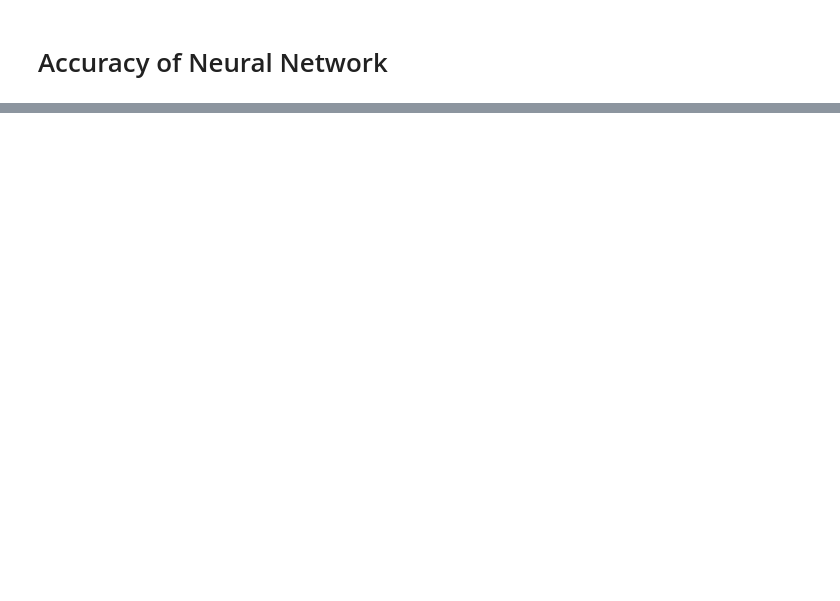
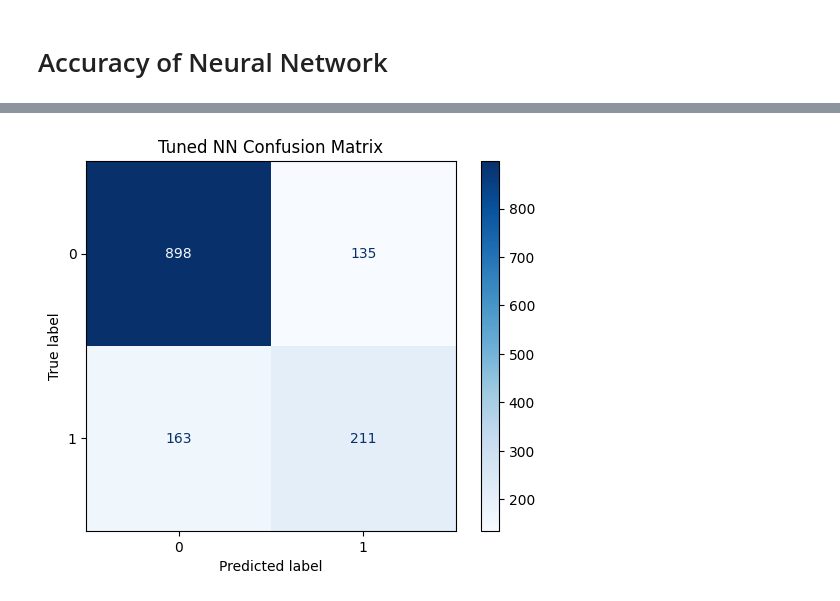
Before and after one commit to samhashiyam/MachineLearning, a Jupyter notebook: MLcwipynb.ipynb, the cells around one changed output, grey strips where cells are left out. Cells and saved outputs as stored; diff of their text form; code cells hidden in the pictures; blank space fills up the shorter version.

```diff
--- a/MLcwipynb.ipynb
+++ b/MLcwipynb.ipynb
@@ -487,0 +642,6 @@ weighted avg       0.78      0.79      0.77      1407
+# %%
+y_pred_prob = best_model.predict(X_test)
+y_pred = (y_pred_prob > 0.5).astype(int)
+
+print("Tuned NN Accuracy:", accuracy_score(y_test, y_pred))
+print("\nClassification Report:\n", classification_report(y_test, y_pred))
@@ -487,0 +661,8 @@ weighted avg       0.78      0.79      0.77      1407
+# %%
+cm = confusion_matrix(y_test, y_pred)
+disp = ConfusionMatrixDisplay(cm)
+disp.plot(cmap='Blues')
+plt.title("Tuned NN Confusion Matrix")
+plt.show()
+# %% [output]
+[figure, added]
```
Also changed, not shown: parts of 20 cells of this notebook.
